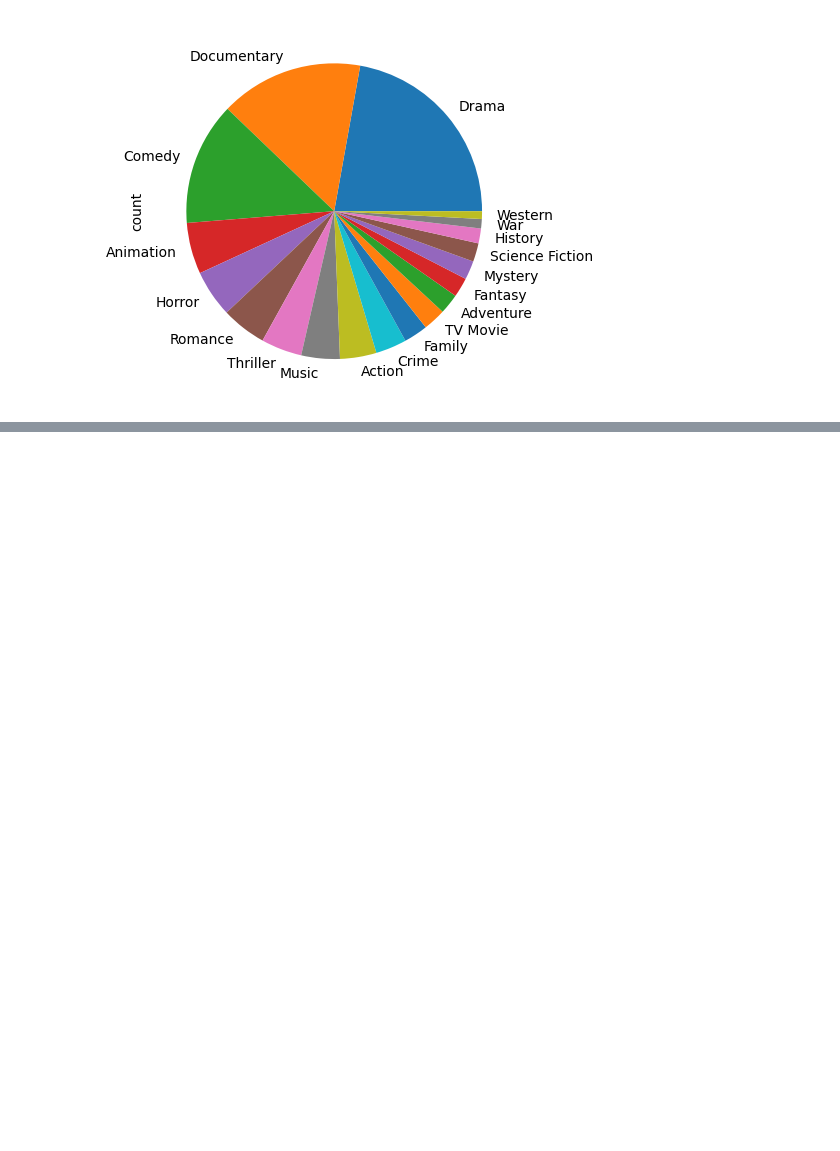
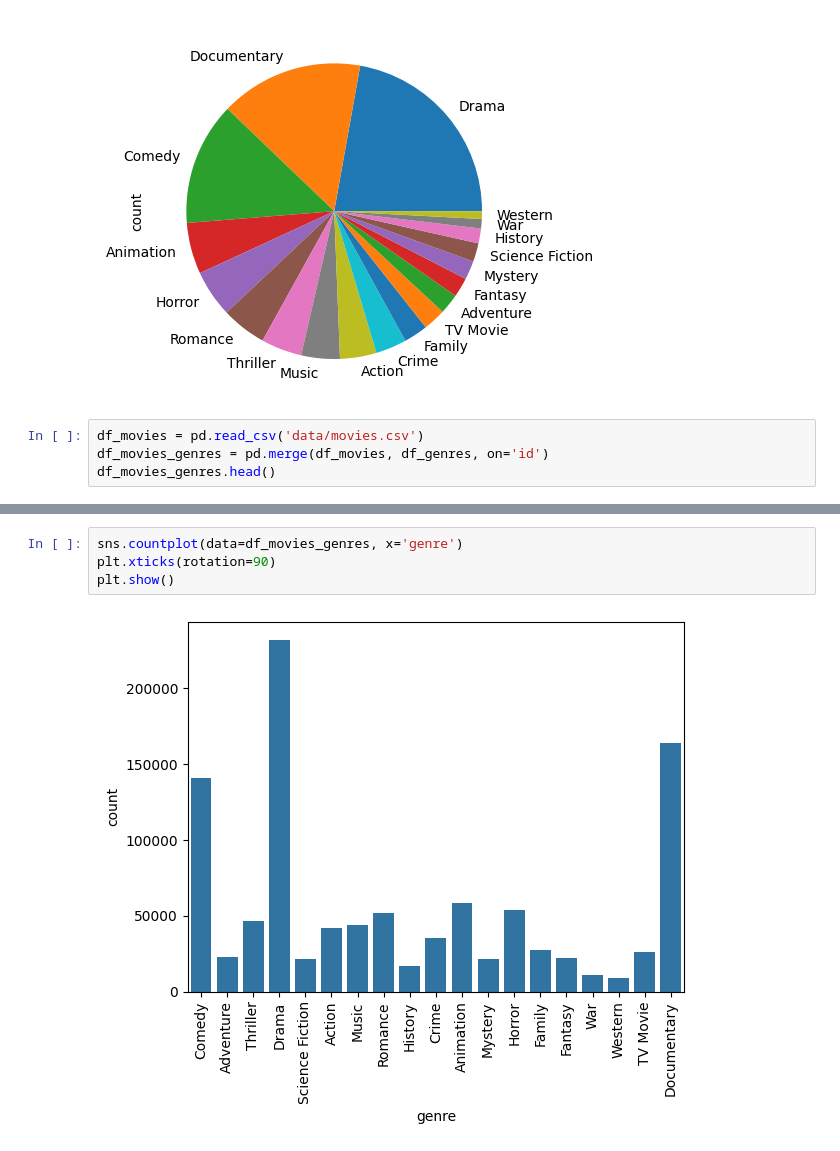
Before and after one commit to LudwingKun/IUM_TWEB_Bissal_Lombardozzi, a Jupyter notebook: MainDirectory/DataAnalisis_IUM/genres.ipynb, the cells around one changed output, grey strips where cells are left out. Cells and saved outputs as stored; diff of their text form; blank space fills up the shorter version.

```diff
--- a/MainDirectory/DataAnalisis_IUM/genres.ipynb
+++ b/MainDirectory/DataAnalisis_IUM/genres.ipynb
@@ -67,3 +68,7 @@ df_genres['genre'].value_counts().plot(kind='pie')
 # %% [output]
 <Axes: ylabel='count'>
 [figure]
+# %%
+df_movies = pd.read_csv('data/movies.csv')
+df_movies_genres = pd.merge(df_movies, df_genres, on='id')
+df_movies_genres.head()
@@ -69,0 +82,6 @@ df_genres['genre'].value_counts().plot(kind='pie')
+# %%
+sns.countplot(data=df_movies_genres, x='genre')
+plt.xticks(rotation=90)
+plt.show()
+# %% [output]
+[figure, added]
```
Also changed, not shown: parts of 4 cells of this notebook, 2 other files.
